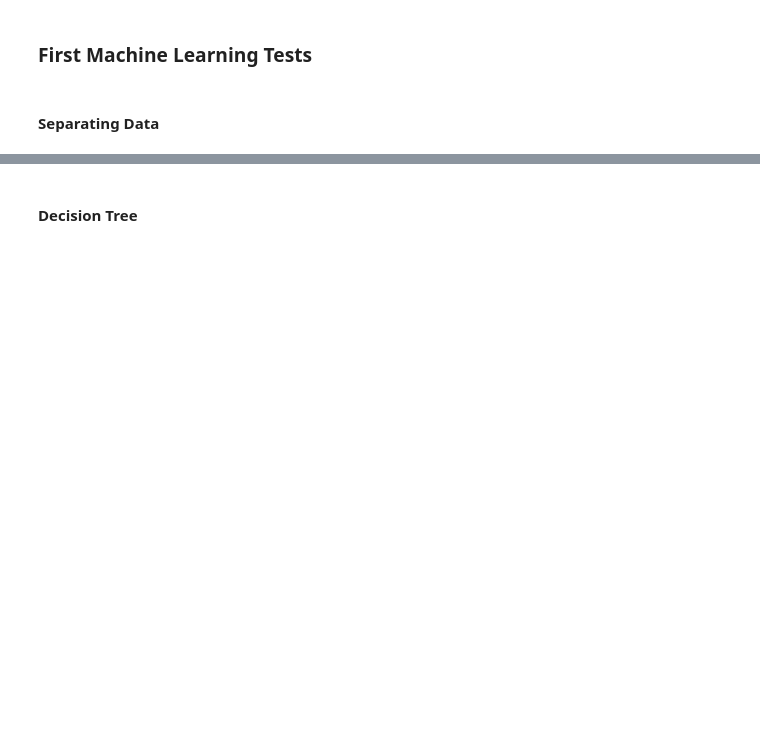
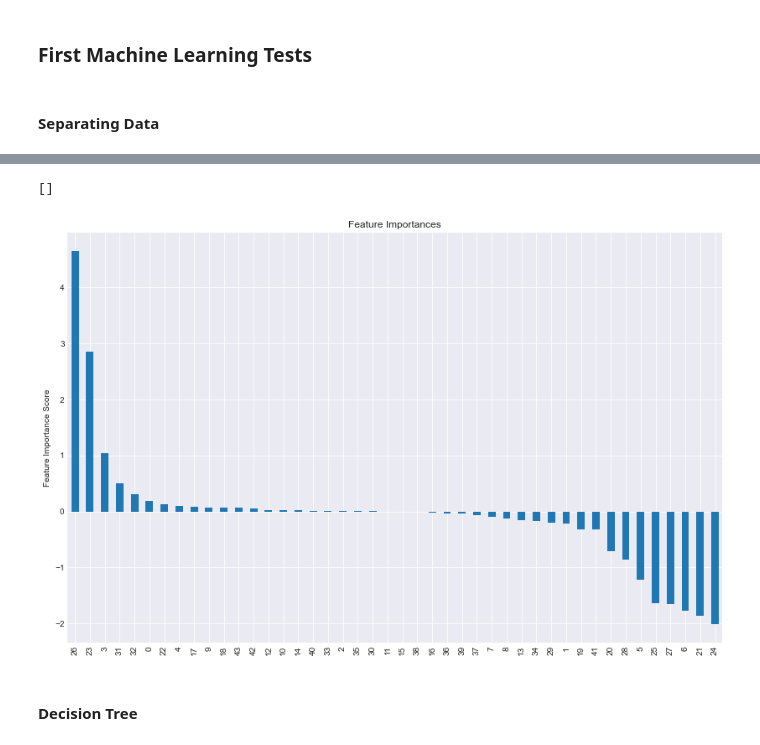
Before and after one commit to LuizFelipeAG/credit_check, a Jupyter notebook: loan_check_testbook-ML.ipynb, the cells around one changed output, grey strips where cells are left out. Drawn from its saved outputs; the diff is of its cells as text; code cells hidden in the pictures; blank space fills up the shorter version.

```diff
--- a/loan_check_testbook-ML.ipynb
+++ b/loan_check_testbook-ML.ipynb
@@ -709,0 +703,29 @@ X_train, X_test, y_train, y_test = train_test_split(X, y, test_size= 0.2, random
+# %%
+#Selecting columns to scale
+#scalecols = ['AMT_INCOME_TOTAL',
+#             'AMT_CREDIT',
+#             'AMT_ANNUITY',
+#             'AMT_GOODS_PRICE',
+#             'DAYS_EMPLOYED',
+#             'DAYS_REGISTRATION',
+#             'DAYS_ID_PUBLISH',
+#             ]
+scalecols = ['CODE_GENDER',
+             'AGE',
+             'AMT_INCOME_TOTAL',
+             'AMT_CREDIT',
+             'AMT_ANNUITY',
+             'AMT_GOODS_PRICE',
+             'DAYS_EMPLOYED',
+             'DAYS_REGISTRATION',
+             'DAYS_ID_PUBLISH',
+             'DEF_30_CNT_SOCIAL_CIRCLE',
+             'DEF_60_CNT_SOCIAL_CIRCLE',
+             'CNT_CHILDREN',
+             'CNT_FAM_MEMBERS',
+             'FLAG_OWN_CAR',
+             'FLAG_OWN_REALTY',
+             'FLAG_CONT_MOBILE',
+             'REG_REGION_NOT_LIVE_REGION',
+             'REG_CITY_NOT_LIVE_CITY',
+            ]
@@ -735,3 +811,11 @@ ROC AUC Score  :  0.6541168502559567
+# %%
+feat_imp = pd.Series(lreg.coef_[0]).sort_values(ascending=False)
+feat_imp.plot(kind='bar', title='Feature Importances')
+plt.ylabel('Feature Importance Score')
+plt.plot()
+# %% [output]
+[]
+[figure, added]
 # %% [markdown]
 #### Decision Tree
 # %%
```
Also changed, not shown: parts of 58 cells of this notebook.
